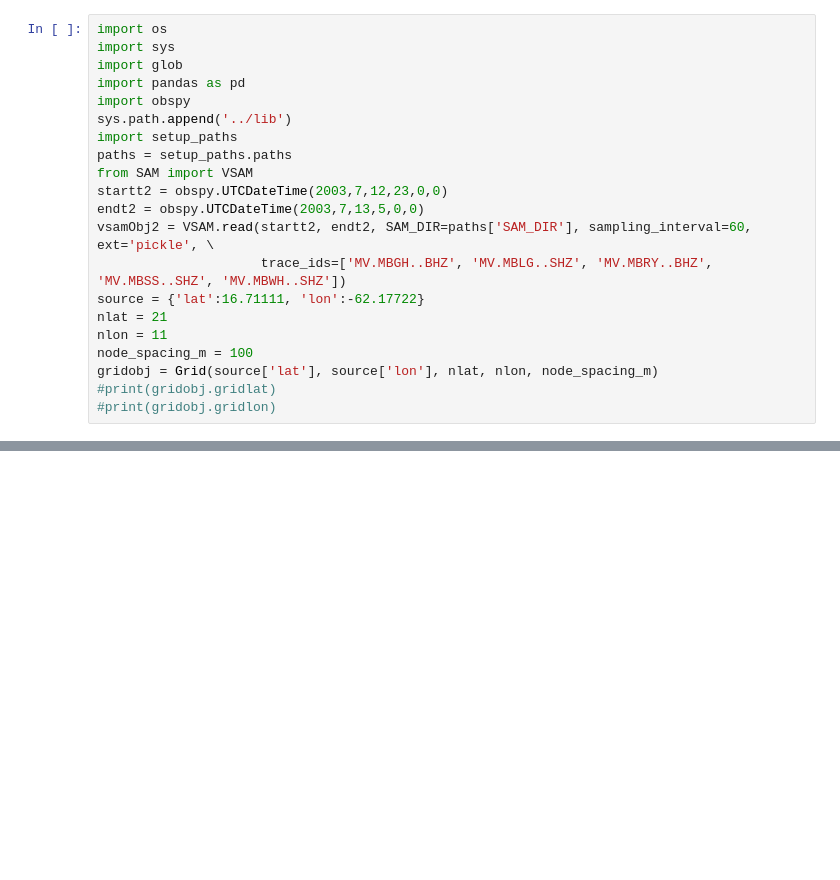
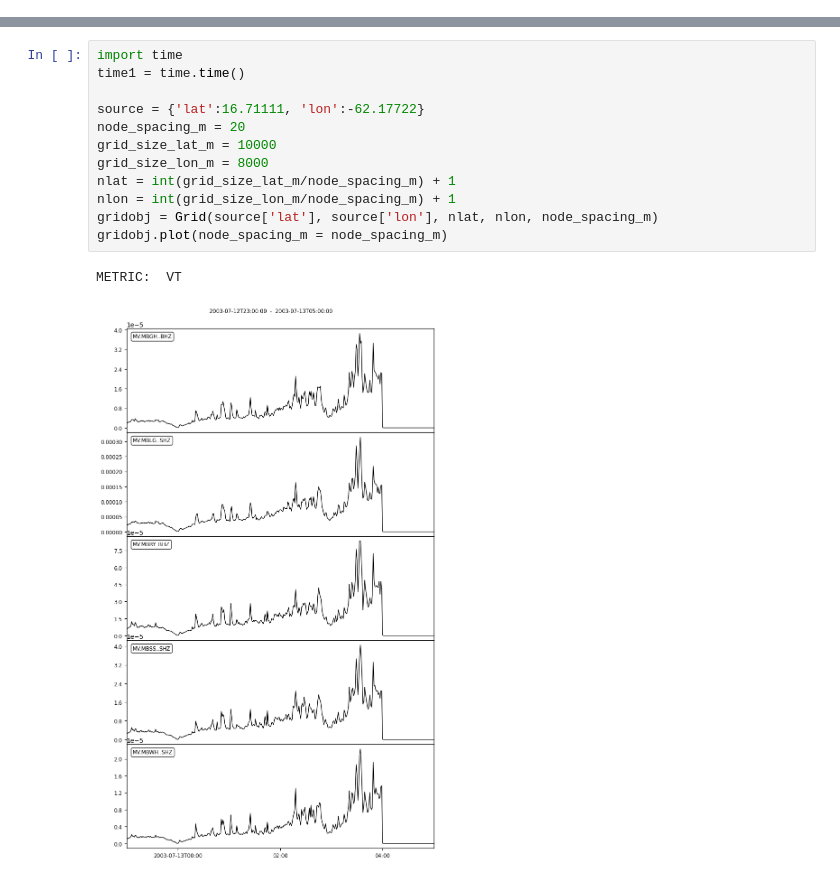
Before and after one commit to gthompson/MESS2024_Glenn, a Jupyter notebook: src/30_ASL/ASL_hack.ipynb, the cells around one changed output, grey strips where cells are left out. Drawn from its saved outputs; the diff is of its cells as text; blank space fills up the shorter version.

```diff
--- a/src/30_ASL/ASL_hack.ipynb
+++ b/src/30_ASL/ASL_hack.ipynb
@@ -203,21 +0,0 @@ class ASL:
-# %%
-import os
-import sys
-import glob
-import pandas as pd
-import obspy
-sys.path.append('../lib')
-import setup_paths
-paths = setup_paths.paths
-from SAM import VSAM
-startt2 = obspy.UTCDateTime(2003,7,12,23,0,0)
-endt2 = obspy.UTCDateTime(2003,7,13,5,0,0)
-vsamObj2 = VSAM.read(startt2, endt2, SAM_DIR=paths['SAM_DIR'], sampling_interval=60, ext='pickle', \
-                     trace_ids=['MV.MBGH..BHZ', 'MV.MBLG..SHZ', 'MV.MBRY..BHZ', 'MV.MBSS..SHZ', 'MV.MBWH..SHZ'])
-source = {'lat':16.71111, 'lon':-62.17722}
-nlat = 21
-nlon = 11
-node_spacing_m = 100
-gridobj = Grid(source['lat'], source['lon'], nlat, nlon, node_spacing_m)
-#print(gridobj.gridlat)
-#print(gridobj.gridlon)
@@ -262,0 +383,15 @@ ModuleNotFoundError: No module named 'geopy'
+# %%
+import time
+time1 = time.time()
+
+source = {'lat':16.71111, 'lon':-62.17722}
+node_spacing_m = 20
+grid_size_lat_m = 10000
+grid_size_lon_m = 8000
+nlat = int(grid_size_lat_m/node_spacing_m) + 1
+nlon = int(grid_size_lon_m/node_spacing_m) + 1
+gridobj = Grid(source['lat'], source['lon'], nlat, nlon, node_spacing_m)
+gridobj.plot(node_spacing_m = node_spacing_m)
+# %% [output]
+METRIC:  VT
+[figure, added]
```
Also changed, not shown: parts of 17 cells of this notebook, 3 other files.
